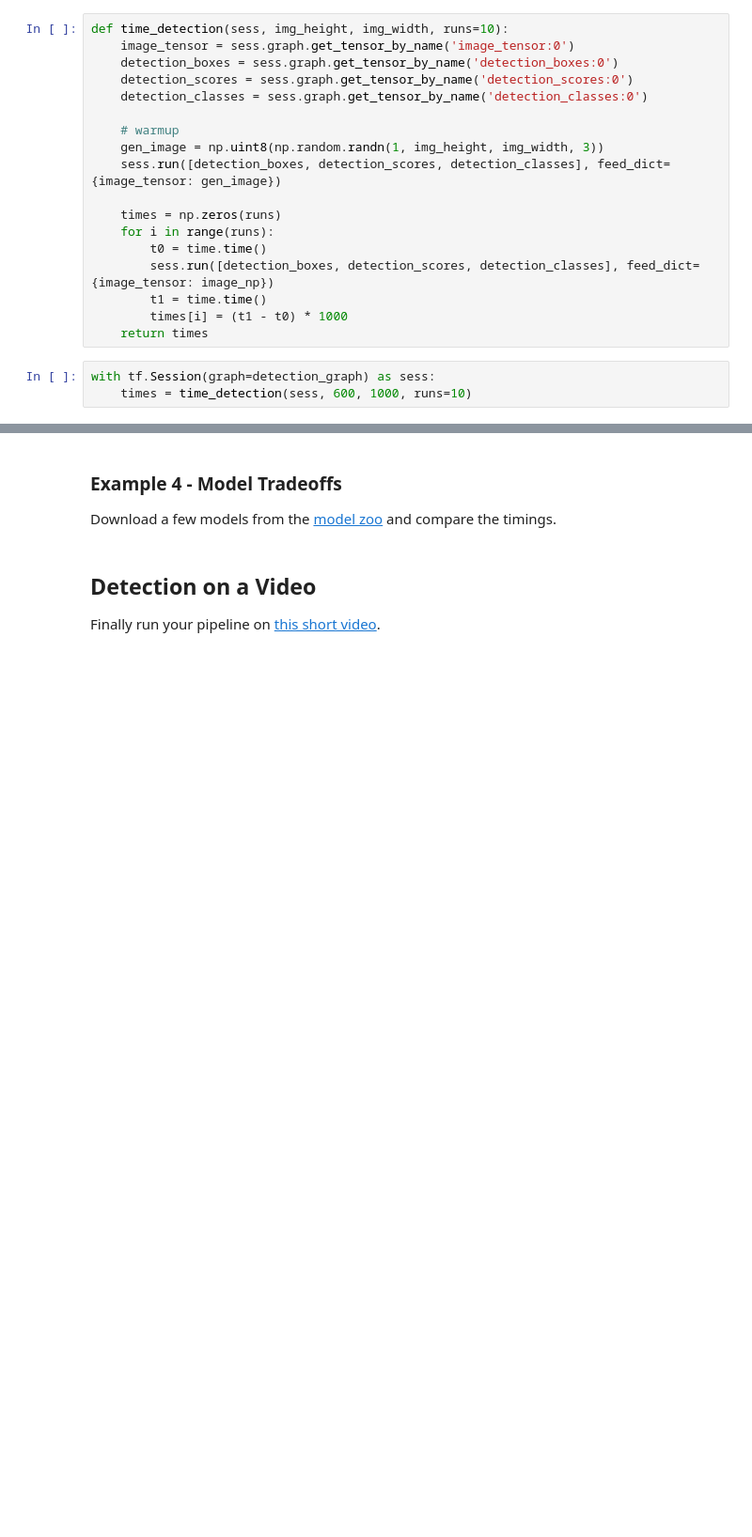
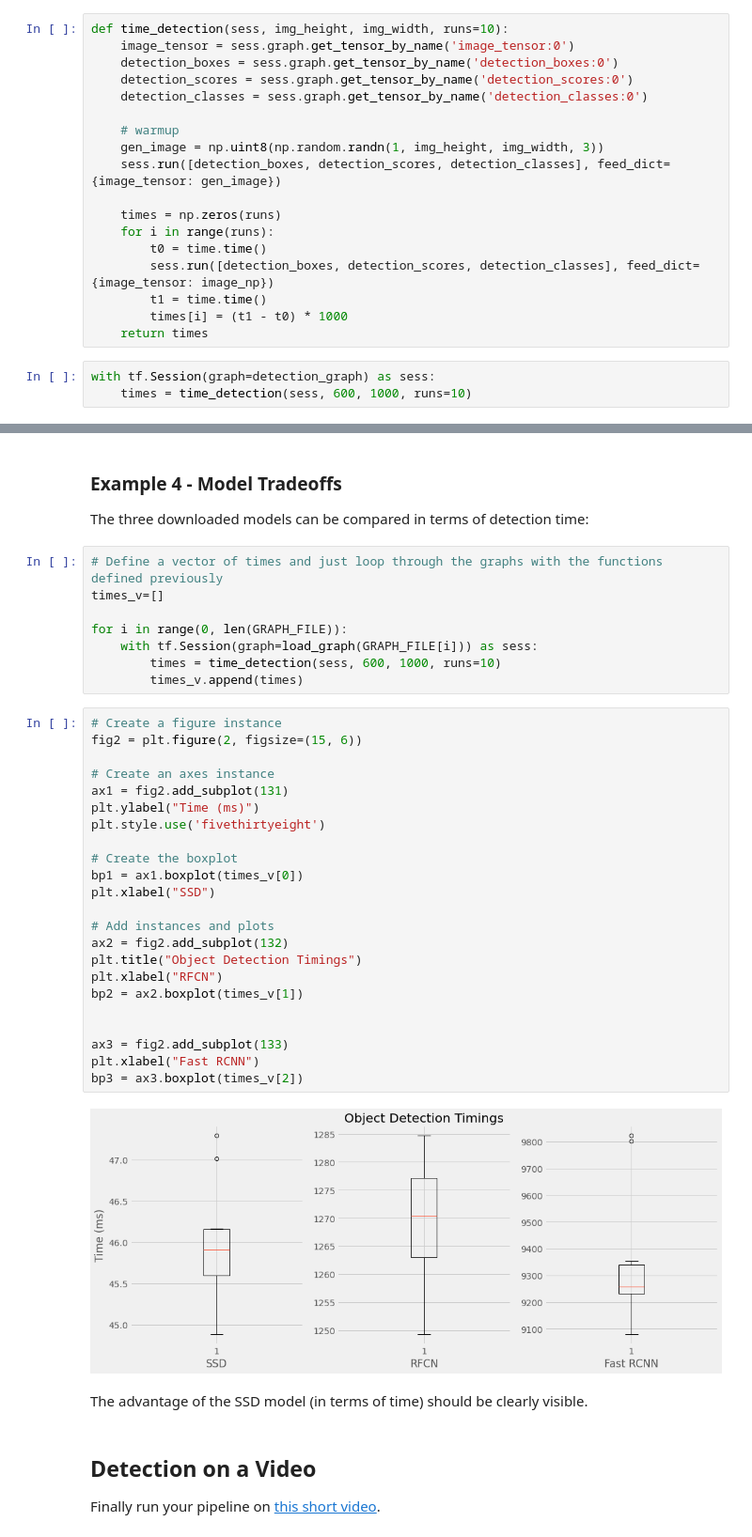
Before and after one commit to In-Progress-M-Russo/CarND-Object-Detection-Lab, a Jupyter notebook: CarND-Object-Detection-Lab.ipynb, the cells around one changed output, grey strips where cells are left out. Shown: that part at 94% size. Saved outputs shown, nothing was run; the diff lists cells and outputs as text; blank space fills up the shorter version.

```diff
--- a/CarND-Object-Detection-Lab.ipynb
+++ b/CarND-Object-Detection-Lab.ipynb
@@ -465,7 +471,42 @@ bp = ax.boxplot(times)
-# %% [markdown]
-### Example 4 - Model Tradeoffs
-
-Download a few models from the [model zoo](https://github.com/tensorflow/models/blob/master/research/object_detection/g3doc/detection_model_zoo.md) and compare the timings.
+# %% [markdown]
+### Example 4 - Model Tradeoffs
+
+The three downloaded models can be compared in terms of detection time:
+# %%
+# Define a vector of times and just loop through the graphs with the functions defined previously
+times_v=[]
+
+for i in range(0, len(GRAPH_FILE)):
+    with tf.Session(graph=load_graph(GRAPH_FILE[i])) as sess:
+        times = time_detection(sess, 600, 1000, runs=10)
+        times_v.append(times)
+# %%
+# Create a figure instance
+fig2 = plt.figure(2, figsize=(15, 6))
+
+# Create an axes instance
+ax1 = fig2.add_subplot(131)
+plt.ylabel("Time (ms)")
+plt.style.use('fivethirtyeight')
+
+# Create the boxplot
+bp1 = ax1.boxplot(times_v[0])
+plt.xlabel("SSD")
+
+# Add instances and plots
+ax2 = fig2.add_subplot(132)
+plt.title("Object Detection Timings")
+plt.xlabel("RFCN")
+bp2 = ax2.boxplot(times_v[1])
+
+
+ax3 = fig2.add_subplot(133)
+plt.xlabel("Fast RCNN")
+bp3 = ax3.boxplot(times_v[2])
+# %% [output]
+[figure, added]
+# %% [markdown]
+The advantage of the SSD model (in terms of time) should be clearly visible.
 # %% [markdown]
 ## Detection on a Video
 
```
Also changed, not shown: parts of 14 cells of this notebook, 2 other files.
